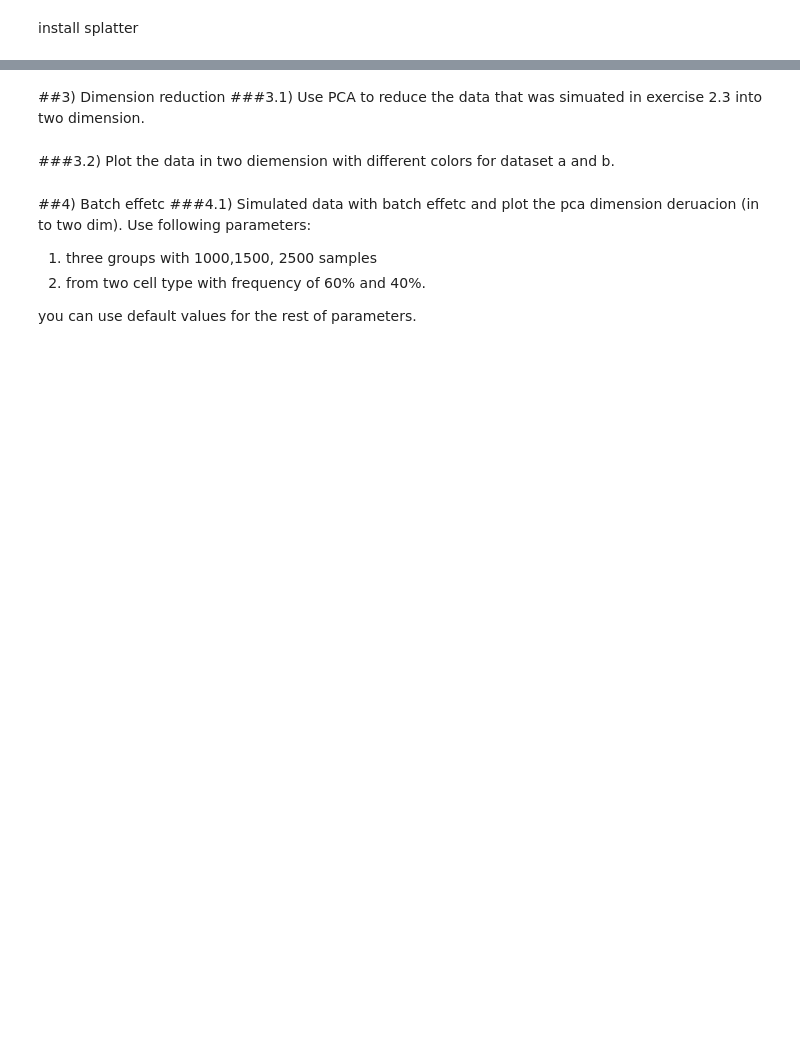
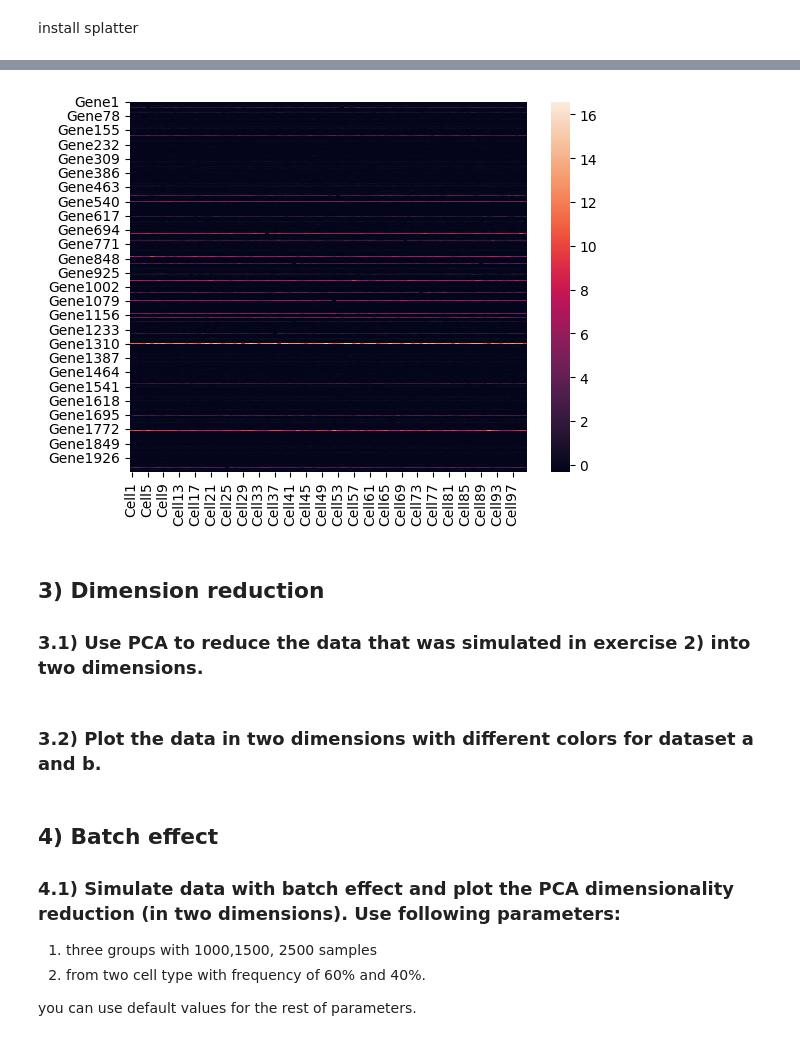
Before and after one commit to Velcorn/BKIM, a Jupyter notebook: Ex 02/Exercise 2 - Biostatistic.ipynb, the cells around one changed output, grey strips where cells are left out. Cells and saved outputs as stored; diff of their text form; code cells hidden in the pictures; blank space fills up the shorter version.

```diff
--- a/Ex 02/Exercise 2 - Biostatistic.ipynb
+++ b/Ex 02/Exercise 2 - Biostatistic.ipynb
@@ -88,12 +154,17 @@ R error message: 'Error in plotHeatmap(sim) : could not find function "plotHeatm
+# %%
+zscore_sim = zscore(sim)
+sns.heatmap(zscore_sim)
+plt.show()
+# %% [output]
+[figure, added]
 # %% [markdown]
-##3) Dimension reduction
-###3.1) Use PCA to reduce the data that was simuated in exercise 2.3 into two dimension.
+## 3) Dimension reduction
+### 3.1) Use PCA to reduce the data that was simulated in exercise 2) into two dimensions.
 # %% [markdown]
-
-###3.2) Plot the data in two diemension with different colors for dataset a and b.
+### 3.2) Plot the data in two dimensions with different colors for dataset a and b.
 # %% [markdown]
-##4) Batch effetc
-###4.1) Simulated data with batch effetc and plot the pca dimension deruacion (in to two dim). Use following parameters:
+## 4) Batch effect
+### 4.1) Simulate data with batch effect and plot the PCA dimensionality reduction (in two dimensions). Use following parameters:
 1. three groups with 1000,1500, 2500 samples
 2. from two cell type with frequency of 60% and 40%.
 
```
Also changed, not shown: parts of 20 cells of this notebook.
